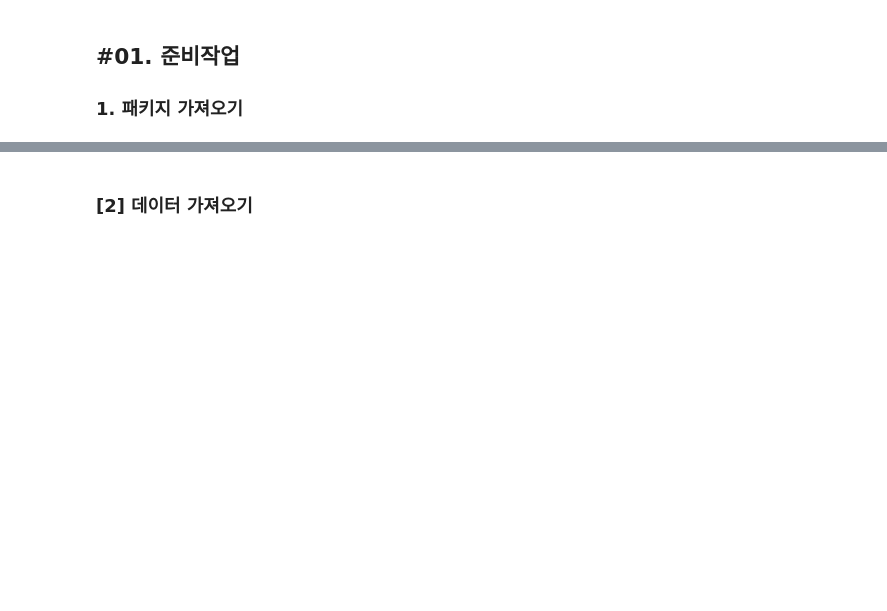
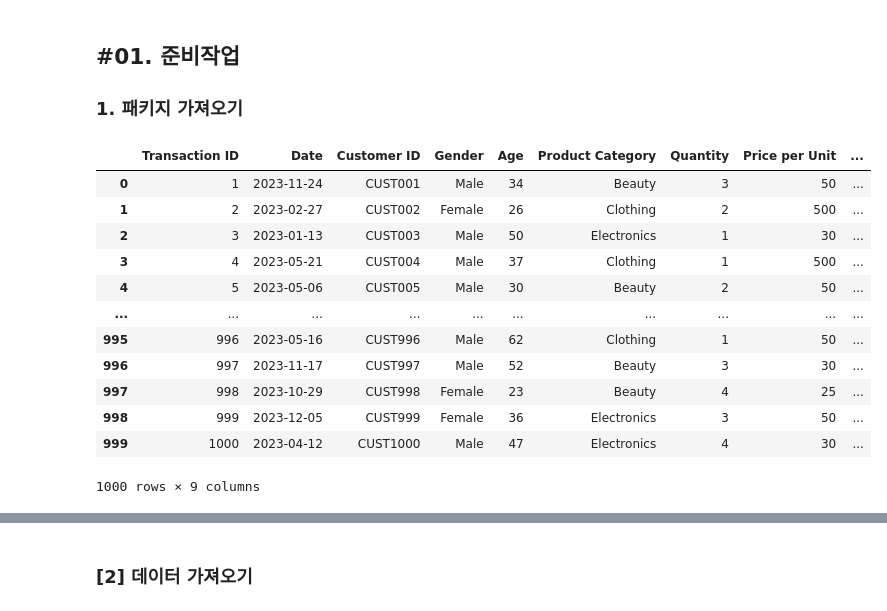
Before and after one commit to Jae1-99999/Jaewon, a Jupyter notebook: 연습/[LAB-02] 비지도 학습ㅣ05-계층적 군집(실습코드).ipynb, the cells around one changed output, grey strips where cells are left out. Cells and saved outputs as stored; diff of their text form; code cells hidden in the pictures; blank space fills up the shorter version.

```diff
--- a/연습/[LAB-02] 비지도 학습ㅣ05-계층적 군집(실습코드).ipynb
+++ b/연습/[LAB-02] 비지도 학습ㅣ05-계층적 군집(실습코드).ipynb
@@ -15,0 +9,18 @@ Note: you may need to restart the kernel to use updated packages.
+# %%
+import pandas as pd
+origin = pd.read_csv(r'C:\Users\LG\Desktop\JJ\#1. 데이터셋\retail_sales_dataset.csv', encoding='utf-8')
+display(origin)
+# %% [output]
+|  | Transaction ID | Date | Customer ID | Gender | Age | Product Category | Quantity | Price per Unit | ... |
+| 0 | 1 | 2023-11-24 | CUST001 | Male | 34 | Beauty | 3 | 50 | ... |
+| 1 | 2 | 2023-02-27 | CUST002 | Female | 26 | Clothing | 2 | 500 | ... |
+| 2 | 3 | 2023-01-13 | CUST003 | Male | 50 | Electronics | 1 | 30 | ... |
+| 3 | 4 | 2023-05-21 | CUST004 | Male | 37 | Clothing | 1 | 500 | ... |
+| 4 | 5 | 2023-05-06 | CUST005 | Male | 30 | Beauty | 2 | 50 | ... |
+| ... | ... | ... | ... | ... | ... | ... | ... | ... | ... |
+| 995 | 996 | 2023-05-16 | CUST996 | Male | 62 | Clothing | 1 | 50 | ... |
+| 996 | 997 | 2023-11-17 | CUST997 | Male | 52 | Beauty | 3 | 30 | ... |
+| 997 | 998 | 2023-10-29 | CUST998 | Female | 23 | Beauty | 4 | 25 | ... |
+| 998 | 999 | 2023-12-05 | CUST999 | Female | 36 | Electronics | 3 | 50 | ... |
+| 999 | 1000 | 2023-04-12 | CUST1000 | Male | 47 | Electronics | 4 | 30 | ... |
+1000 rows × 9 columns
```
Also changed, not shown: parts of 8 cells of this notebook, 4 other files.
